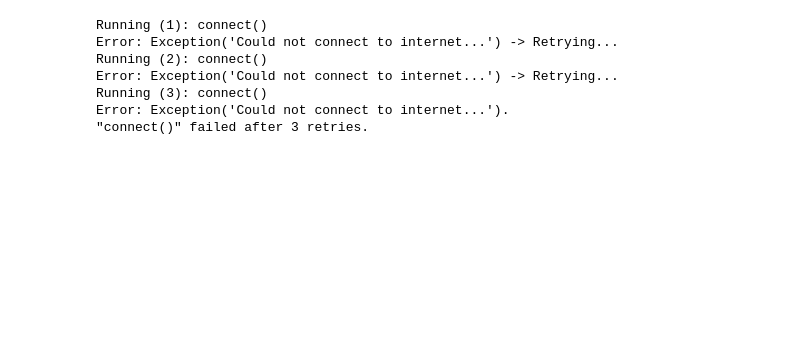
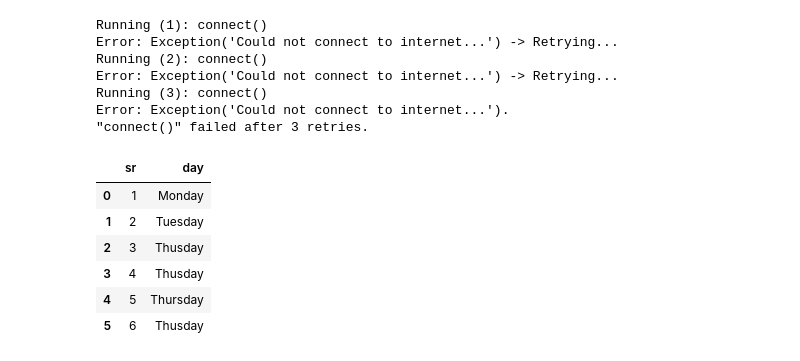
Before and after one commit to AnshuBantra/Python, a Jupyter notebook: Developer/Five_Useful_Decorators.ipynb, the cells around one changed output. Drawn from its saved outputs; the diff is of its cells as text; code cells hidden in the pictures; blank space fills up the shorter version.

```diff
--- a/Developer/Five_Useful_Decorators.ipynb
+++ b/Developer/Five_Useful_Decorators.ipynb
@@ -66,3 +66,20 @@ import time
 def connect()-> None:
     time.sleep(1)
     raise Exception('Could not connect ... ')
+# %%
+import pandas as pd
+df = pd.DataFrame(
+    {
+    'sr':[1,2,3,4,5,6],
+    'day':['Monday', 'Tuesday', 'Thusday', 'Thusday', 'Thursday', 'Thusday']
+    }
+)
+df
+# %% [output]
+|  | sr | day |
+| 0 | 1 | Monday |
+| 1 | 2 | Tuesday |
+| 2 | 3 | Thusday |
+| 3 | 4 | Thusday |
+| 4 | 5 | Thursday |
+| 5 | 6 | Thusday |
```
Also changed, not shown: parts of 20 cells of this notebook, 2 other files.
